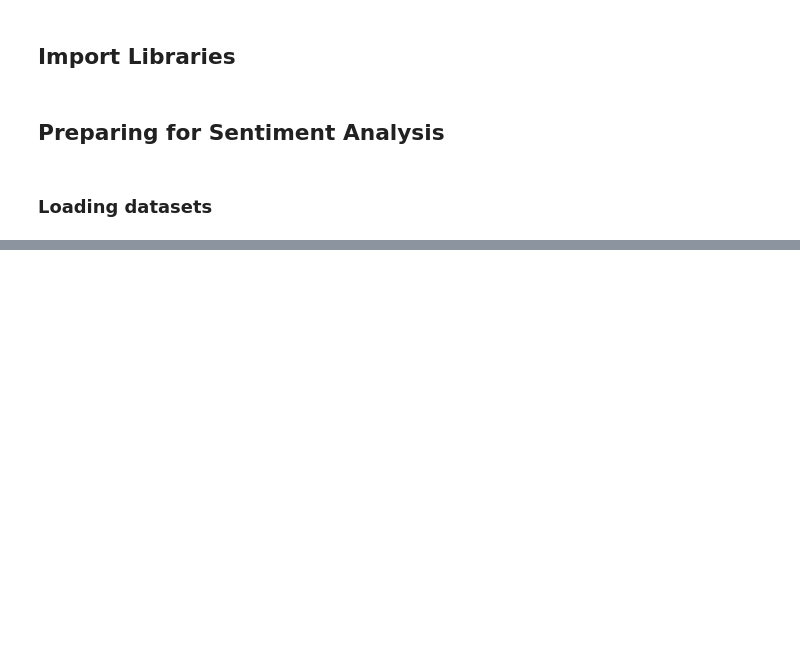
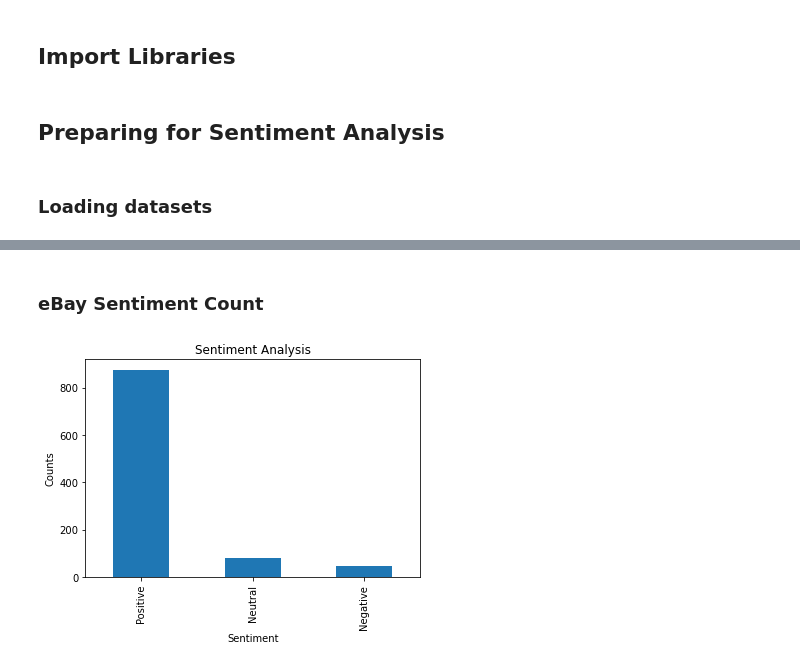
Before and after one commit to isdmg/CS144-8P-RESEARCH-PAPER, a Jupyter notebook: CS144-8P RESEARCH PAPER.ipynb, the cells around one changed output, grey strips where cells are left out. Drawn from its saved outputs; the diff is of its cells as text; code cells hidden in the pictures; blank space fills up the shorter version.

```diff
--- a/CS144-8P RESEARCH PAPER.ipynb
+++ b/CS144-8P RESEARCH PAPER.ipynb
@@ -108,0 +442,14 @@ def remove_sw(text):
+# %% [markdown]
+### eBay Sentiment Count
+# %%
+#Show the value counts
+ebay_dataset['Analysis'].value_counts()
+
+#plot and visualize the counts
+plt.title('Sentiment Analysis')
+plt.xlabel('Sentiment')
+plt.ylabel('Counts')
+ebay_dataset['Analysis'].value_counts().plot(kind='bar')
+plt.show()
+# %% [output]
+[figure, added]
```
Also changed, not shown: parts of 50 cells of this notebook.
